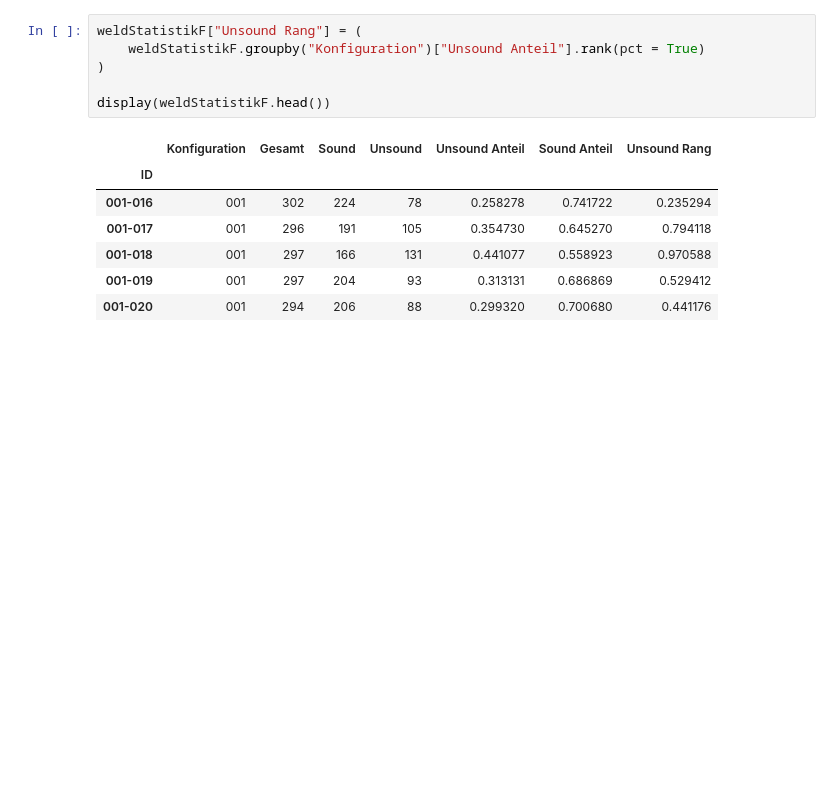
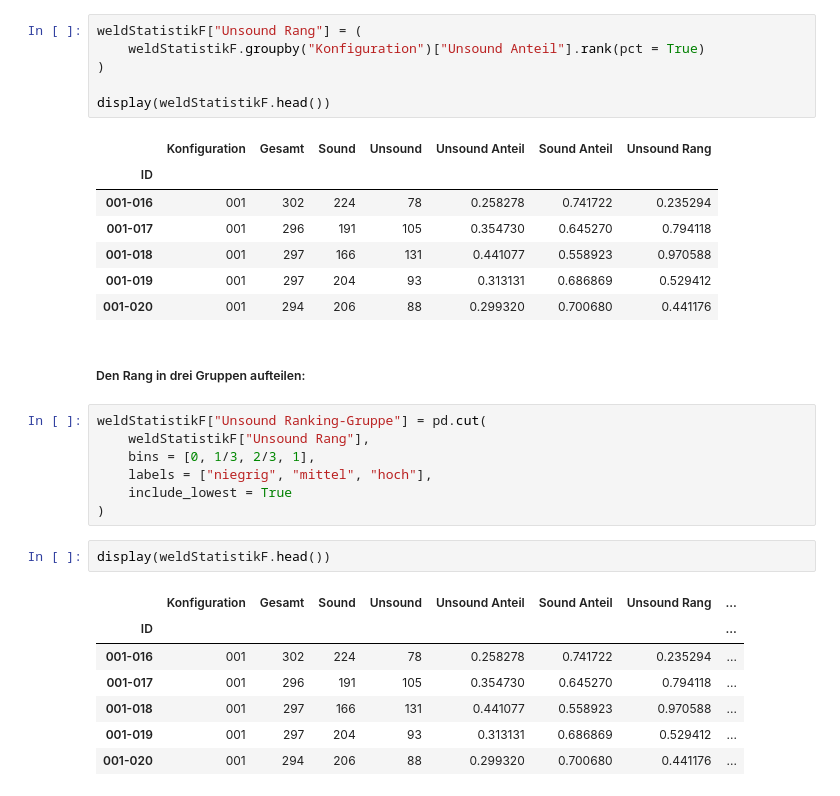
Before and after one commit to molnarkop04/industrial-ai-timeseries, a Jupyter notebook: projects/laser_welding_quality/notebooks/laserWelding.ipynb, the cells around one changed output. Saved outputs shown, nothing was run; the diff lists cells and outputs as text; blank space fills up the shorter version.

Commit message:
Add Unsound groups based on per-weld ranking

```diff
--- a/projects/laser_welding_quality/notebooks/laserWelding.ipynb
+++ b/projects/laser_welding_quality/notebooks/laserWelding.ipynb
@@ -1345,3 +1345,22 @@ display(weldStatistikF.head())
 | 001-018 | 001 | 297 | 166 | 131 | 0.441077 | 0.558923 | 0.970588 |
 | 001-019 | 001 | 297 | 204 | 93 | 0.313131 | 0.686869 | 0.529412 |
 | 001-020 | 001 | 294 | 206 | 88 | 0.299320 | 0.700680 | 0.441176 |
+# %% [markdown]
+##### Den Rang in drei Gruppen aufteilen:
+# %%
+weldStatistikF["Unsound Ranking-Gruppe"] = pd.cut(
+    weldStatistikF["Unsound Rang"],
+    bins = [0, 1/3, 2/3, 1],
+    labels = ["niegrig", "mittel", "hoch"],
+    include_lowest = True
+)
+# %%
+display(weldStatistikF.head())
+# %% [output]
+|  | Konfiguration | Gesamt | Sound | Unsound | Unsound Anteil | Sound Anteil | Unsound Rang | ... |
+| ID |  |  |  |  |  |  |  | ... |
+| 001-016 | 001 | 302 | 224 | 78 | 0.258278 | 0.741722 | 0.235294 | ... |
+| 001-017 | 001 | 296 | 191 | 105 | 0.354730 | 0.645270 | 0.794118 | ... |
+| 001-018 | 001 | 297 | 166 | 131 | 0.441077 | 0.558923 | 0.970588 | ... |
+| 001-019 | 001 | 297 | 204 | 93 | 0.313131 | 0.686869 | 0.529412 | ... |
+| 001-020 | 001 | 294 | 206 | 88 | 0.299320 | 0.700680 | 0.441176 | ... |
```
Also changed, not shown: parts of 1 cell of this notebook.
